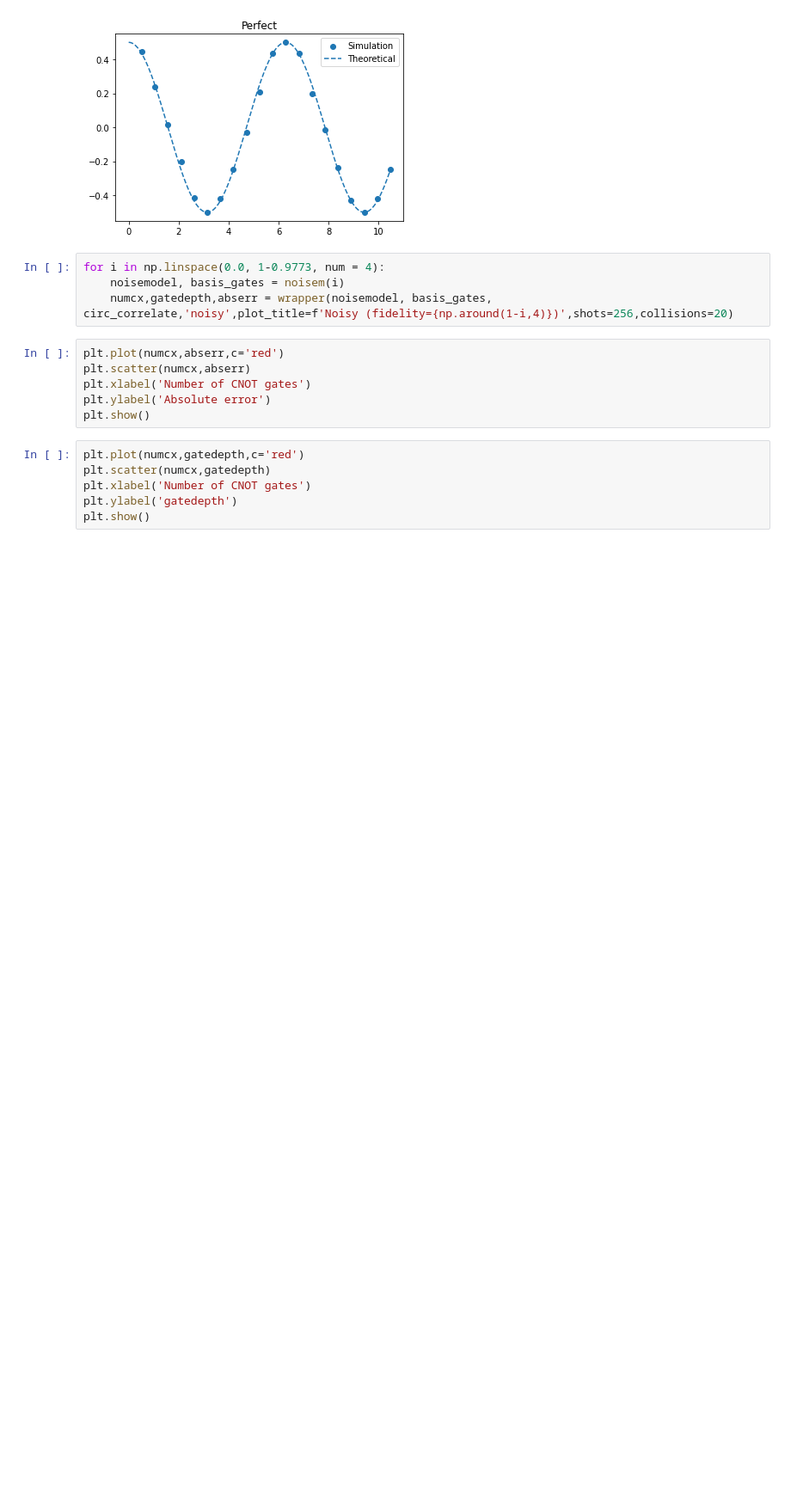
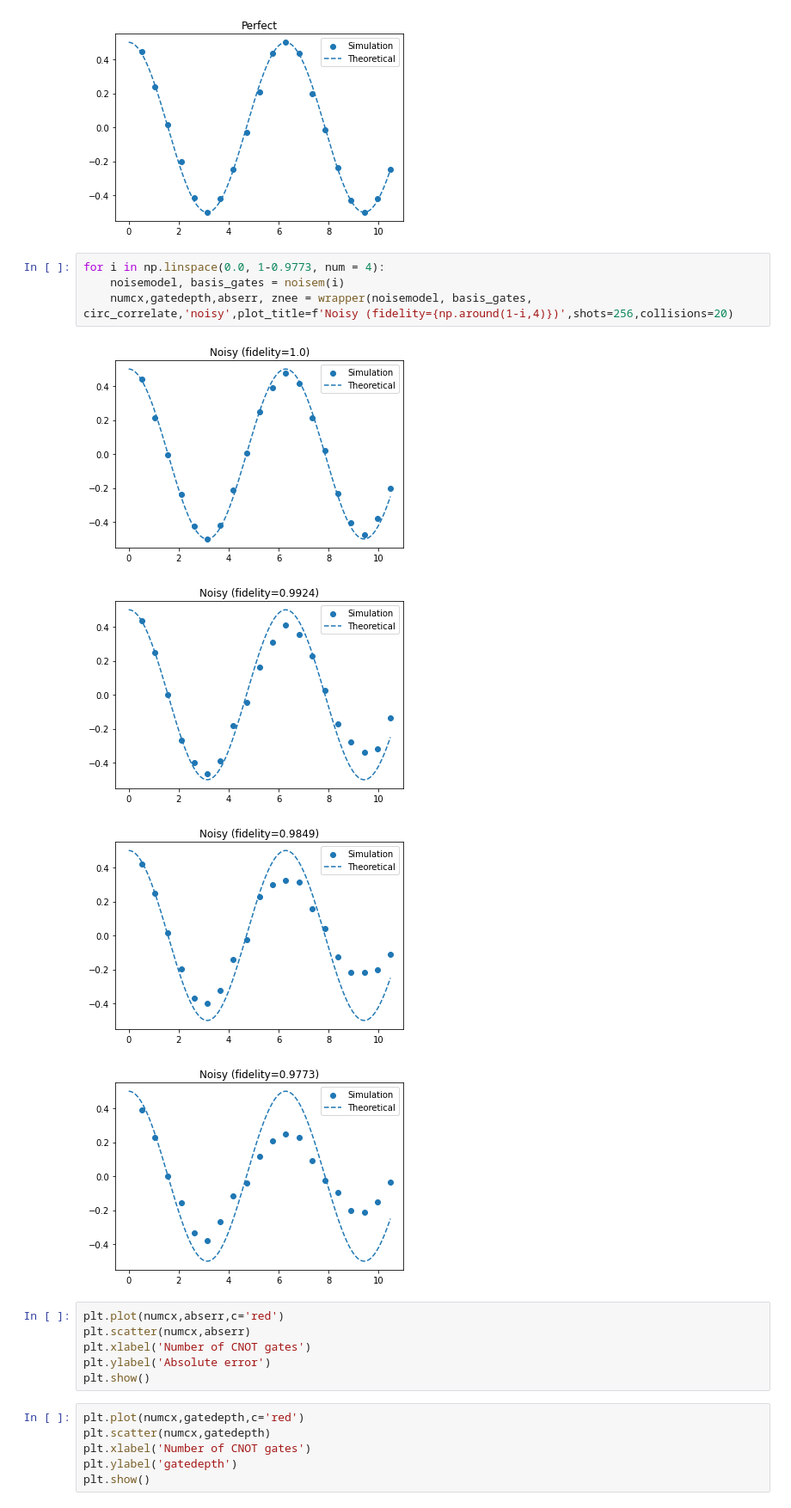
Before and after one commit to JessicaJohnBritto/QOSF_Cohort6, a Jupyter notebook: Results_from_paper/noise_model_ionq.ipynb, the cells around one changed output. Shown at 86% size. Drawn from its saved outputs; the diff is of its cells as text; blank space fills up the shorter version.

```diff
--- a/Results_from_paper/noise_model_ionq.ipynb
+++ b/Results_from_paper/noise_model_ionq.ipynb
@@ -358,7 +373,12 @@ numcx,gatedepth,abserr, znee = wrapper(None, None, circ_correlate,'perfect',plot
 # %%
 for i in np.linspace(0.0, 1-0.9773, num = 4):
     noisemodel, basis_gates = noisem(i)
-    numcx,gatedepth,abserr = wrapper(noisemodel, basis_gates, circ_correlate,'noisy',plot_title=f'Noisy (fidelity={np.around(1-i,4)})',shots=256,collisions=20)
+    numcx,gatedepth,abserr, znee = wrapper(noisemodel, basis_gates, circ_correlate,'noisy',plot_title=f'Noisy (fidelity={np.around(1-i,4)})',shots=256,collisions=20)
+# %% [output]
+[figure, added]
+[figure, added]
+[figure, added]
+[figure, added]
 # %%
 plt.plot(numcx,abserr,c='red')
 plt.scatter(numcx,abserr)
```
Also changed, not shown: parts of 4 cells of this notebook, 1 other file.
